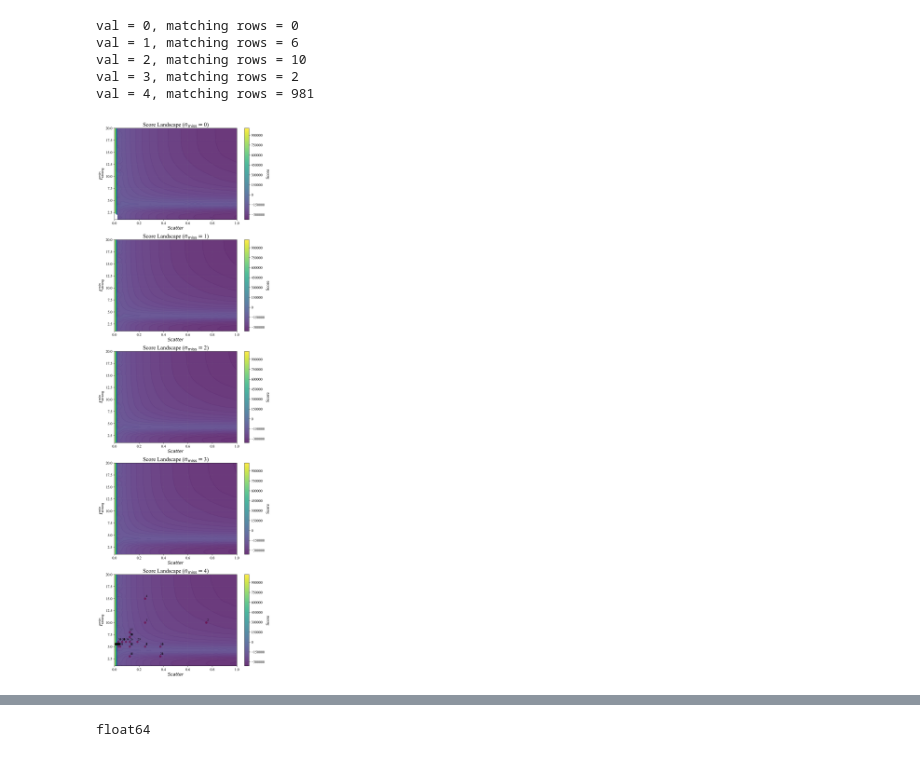
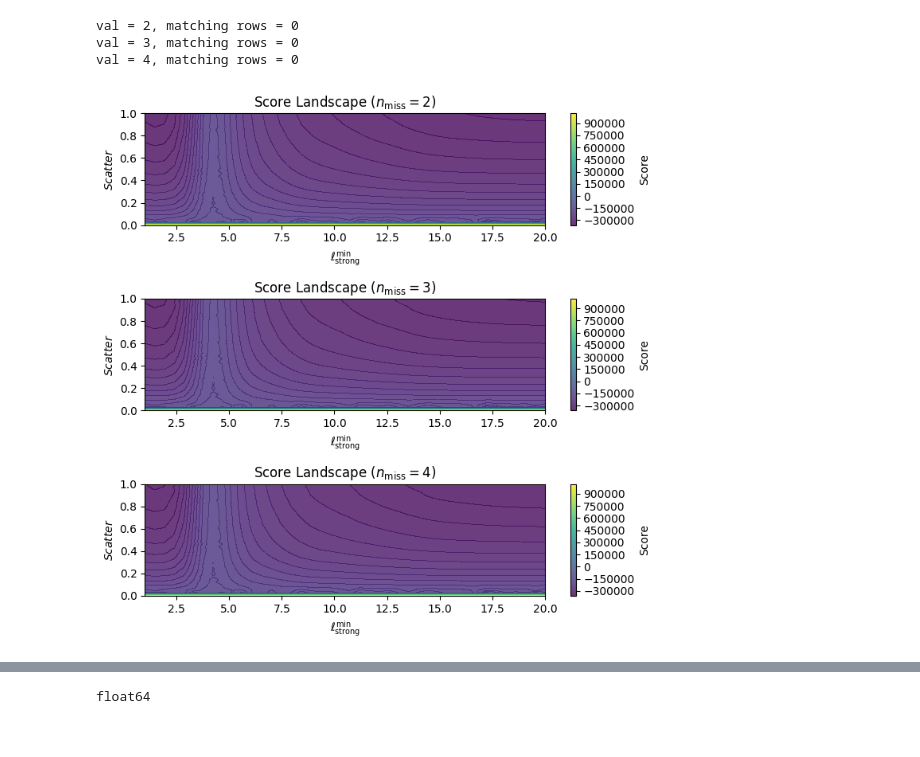
Before and after one commit to SvenHockers/velopix_tracking, a Jupyter notebook: results/Smth.ipynb, the cells around one changed output, grey strips where cells are left out. Cells and saved outputs as stored; diff of their text form; code cells hidden in the pictures.

```diff
--- a/results/Smth.ipynb
+++ b/results/Smth.ipynb
@@ -129,33 +129,33 @@ df = parse_results(path + file_name)
 DF_polyhoot = parse_results("results/result_PolyHoot_ST_1_0b334e11-2d73-48cf-a880-c445b415abd3.jsonl")
 # %%
 allowed_values = [0, 1, 2, 3, 4]
-fig, axs = plt.subplots(5, 1, figsize=(8, 25))
+allowed_values = [2,3,4]
+fig, axs = plt.subplots(3, 1, figsize=(7.27, 10.69))
 
 for i, val in enumerate(allowed_values):
-    df_filtered = DF_polyhoot[DF_polyhoot['allowed_missed_modules'] == float(val)]
+    # df_filtered = DF_polyhoot[DF_polyhoot['allowed_missed_modules'] == float(val)]
+    df_filtered = DF_polyhoot[DF_polyhoot['allowed_missed_modules'] == 10]
     print(f"val = {val}, matching rows = {len(df_filtered)}")
     plot_score_landscape_filtered(
         df,
         df_filtered,
-        x_param='scatter',
-        y_param='min_strong_track_length',
+        y_param='scatter',
+        x_param='min_strong_track_length',
         allowed_missed_modules_val=val,
         title=f'Score Landscape ($n_{{\\mathrm{{miss}}}}=${val})',
-        XTitle=r"$Scatter$",
-        YTitle=r"$\ell_{\mathrm{strong}}^{\min}$",
+        YTitle=r"$Scatter$",
+        XTitle=r"$\ell_{\mathrm{strong}}^{\min}$",
         ax=axs[i],
         show_scatter=False
     )
 
 plt.tight_layout()
 plt.show()
 # %% [output]
-val = 0, matching rows = 0
-val = 1, matching rows = 6
-val = 2, matching rows = 10
-val = 3, matching rows = 2
-val = 4, matching rows = 981
+val = 2, matching rows = 0
+val = 3, matching rows = 0
+val = 4, matching rows = 0
-[figure, old version]
+[figure, new version]
 # %%
 DF_polyhoot.dropna().head()
 # %% [output]
```
Also changed, not shown: 15 other files.
